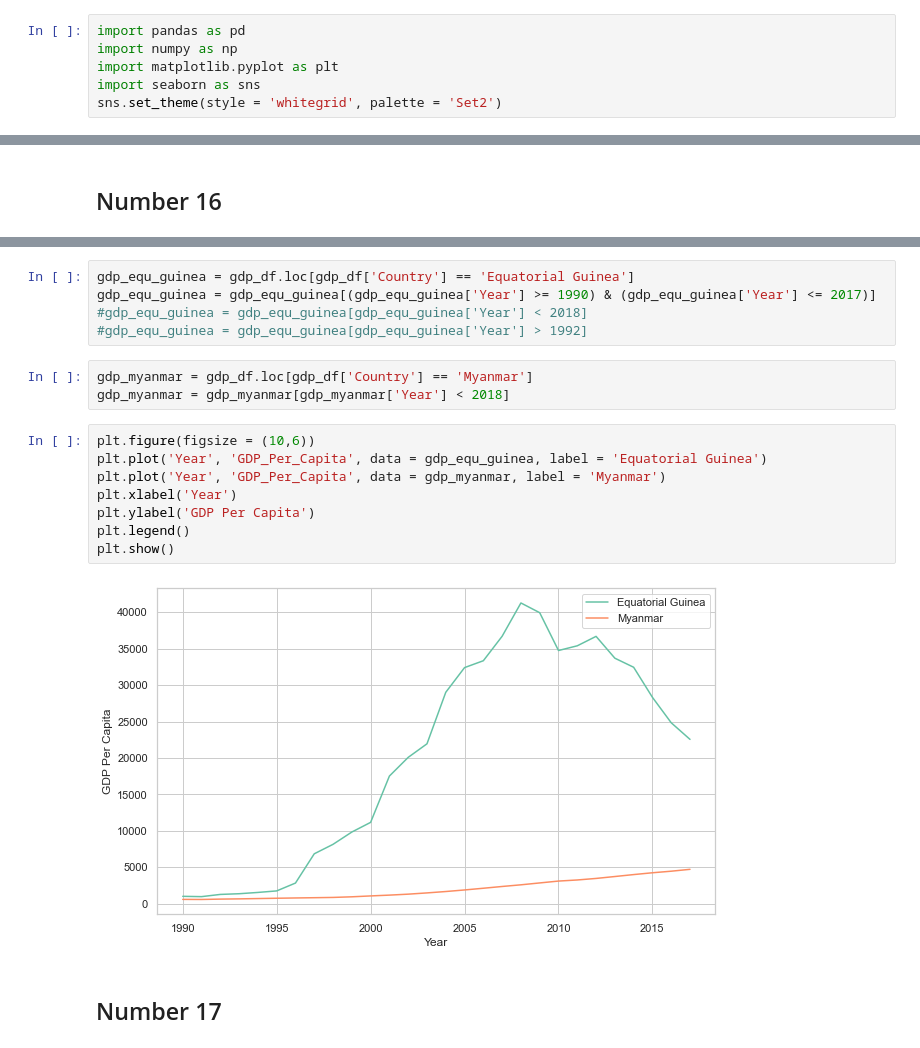
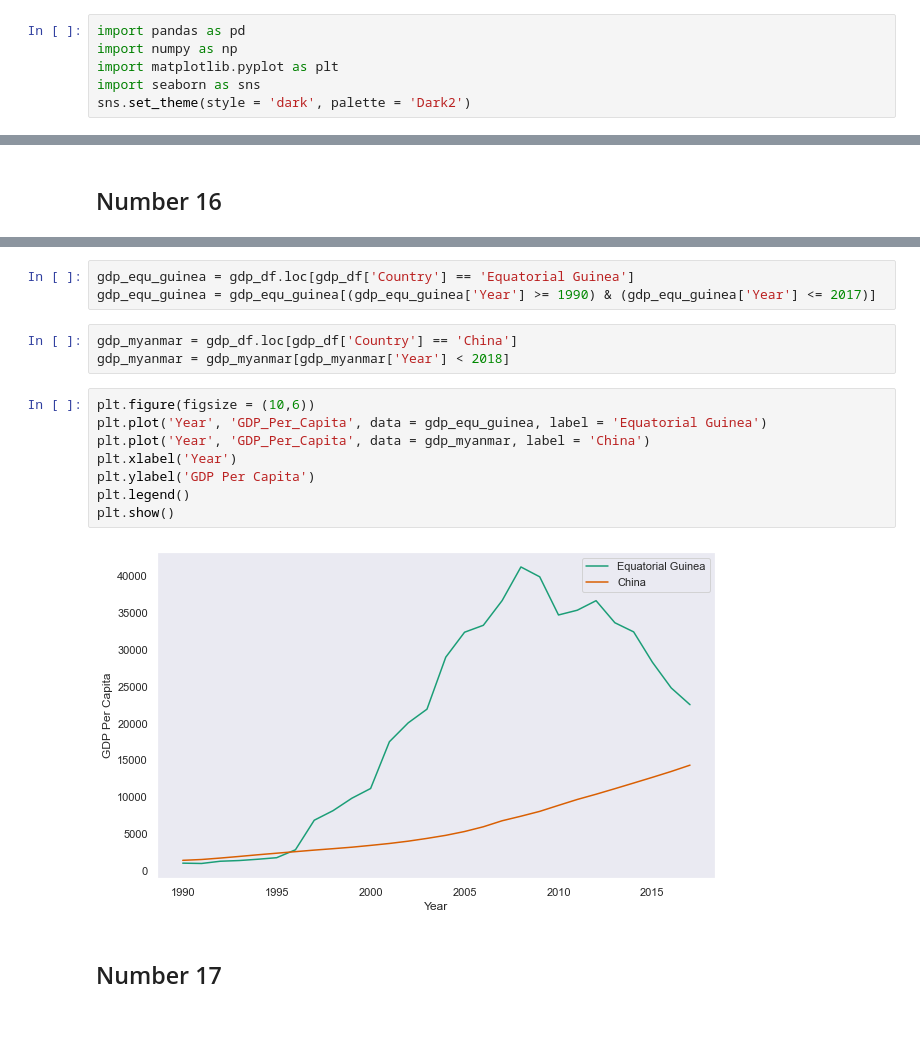
Before and after one commit to nss-data-science-cohort-6/un_data_question-hcgreer, a Jupyter notebook: notebooks/UN_Data_Exploration.ipynb, the cells around one changed output, grey strips where cells are left out. Cells and saved outputs as stored; diff of their text form.

```diff
--- a/notebooks/UN_Data_Exploration.ipynb
+++ b/notebooks/UN_Data_Exploration.ipynb
@@ -3,7 +3,7 @@ import pandas as pd
 import numpy as np
 import matplotlib.pyplot as plt
 import seaborn as sns
-sns.set_theme(style = 'whitegrid', palette = 'Set2')
+sns.set_theme(style = 'dark', palette = 'Dark2')
 # %% [markdown]
 ## Number 4
 # %%
@@ -218,21 +218,19 @@ gdp_pivoted.sort_values(by = 'Percent_Change', ascending = False).head(2)
 # %%
 gdp_equ_guinea = gdp_df.loc[gdp_df['Country'] == 'Equatorial Guinea']
 gdp_equ_guinea = gdp_equ_guinea[(gdp_equ_guinea['Year'] >= 1990) & (gdp_equ_guinea['Year'] <= 2017)]
-#gdp_equ_guinea = gdp_equ_guinea[gdp_equ_guinea['Year'] < 2018]
-#gdp_equ_guinea = gdp_equ_guinea[gdp_equ_guinea['Year'] > 1992]
 # %%
-gdp_myanmar = gdp_df.loc[gdp_df['Country'] == 'Myanmar']
+gdp_myanmar = gdp_df.loc[gdp_df['Country'] == 'China']
 gdp_myanmar = gdp_myanmar[gdp_myanmar['Year'] < 2018]
 # %%
 plt.figure(figsize = (10,6))
 plt.plot('Year', 'GDP_Per_Capita', data = gdp_equ_guinea, label = 'Equatorial Guinea')
-plt.plot('Year', 'GDP_Per_Capita', data = gdp_myanmar, label = 'Myanmar')
+plt.plot('Year', 'GDP_Per_Capita', data = gdp_myanmar, label = 'China')
 plt.xlabel('Year')
 plt.ylabel('GDP Per Capita')
 plt.legend()
 plt.show()
 # %% [output]
-[figure, old version]
+[figure, new version]
 # %% [markdown]
 ## Number 17
 # %%
```
Also changed, not shown: parts of 24 cells of this notebook.
